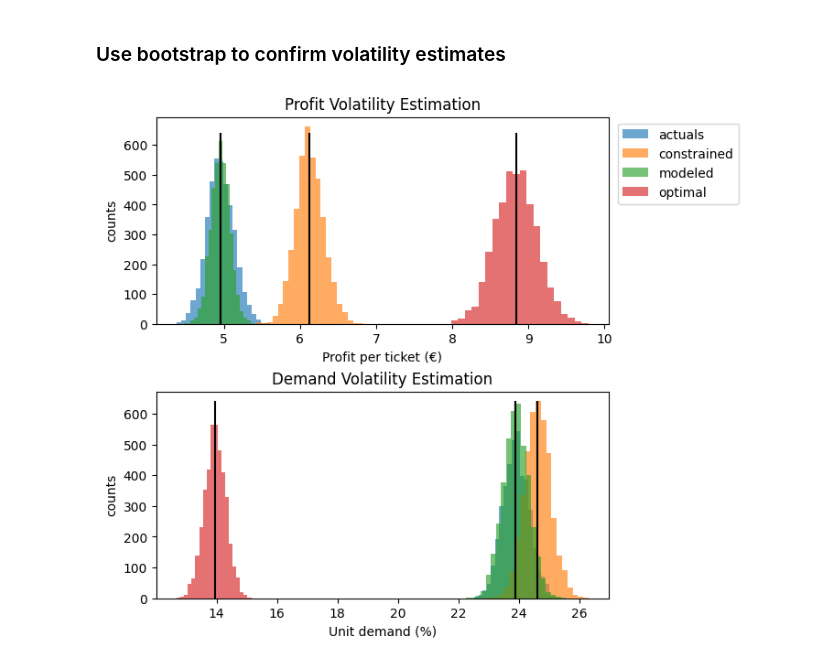
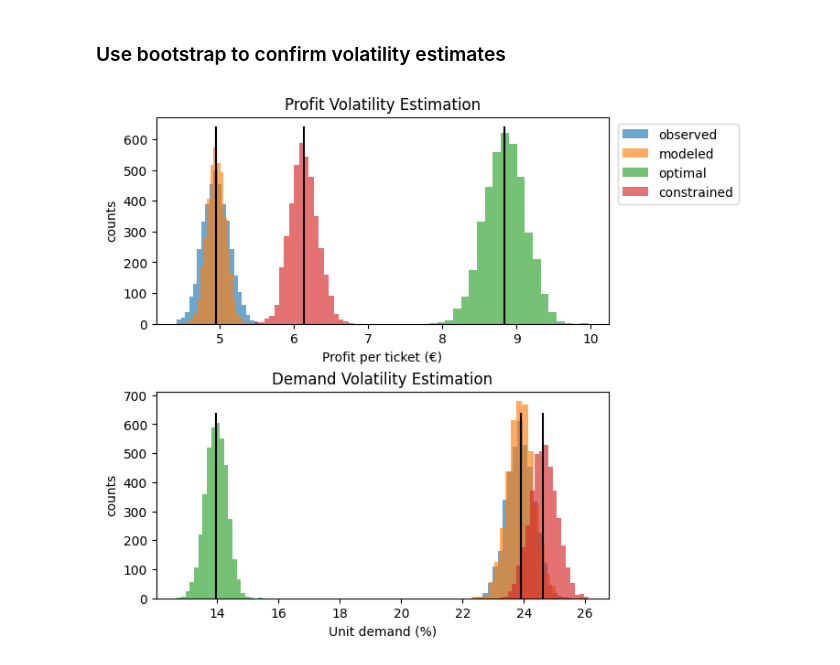
Before and after one commit to amonras/optimal-pricing, a Jupyter notebook: Optimal_Pricing.ipynb, the cells around one changed output. Cells and saved outputs as stored; diff of their text form; code cells hidden in the pictures.

Commit message:
add images for constrained strategy

```diff
--- a/Optimal_Pricing.ipynb
+++ b/Optimal_Pricing.ipynb
@@ -135,7 +135,9 @@ def compute_extras(results):
         profit = profit,
         variance = variance
     ), axis=1).reorder_levels([1, 0], axis=1)
-    return pd.concat([results, df], axis=1)
+    df = pd.concat([results, df], axis=1)
+    df.columns.names = ['model', 'quantity']
+    return df
 
 def compute_summary(results):
     df = compute_extras(results).mean().unstack()
@@ -143,7 +145,7 @@ def compute_summary(results):
         .format("{:.2f}")\
         .format('{:.2f}€', subset=["profit", "price"])\
         .format("{:.2%}", subset=['demand'])
-    return styled
+    return styled.hide(names=True).hide(names=True, axis=1)
 
 dfi.export(compute_summary(results), "images/results_modeled.png", dpi=600)
 
@@ -489,9 +474,9 @@ total_descr
 ### Use bootstrap to confirm volatility estimates
 # %%
 N = 4000
-model = 'actuals'
+models = ['observed', 'modeled', 'optimal', 'constrained']
 
-def bootstrap_revenue(results):
+def bootstrap(results):
     demand = []
     prof = []
     for i in range(N):
@@ -503,46 +488,47 @@ def bootstrap_revenue(results):
     return pd.DataFrame({'profit': prof, 'demand': demand})
 
 
-prof = {}
+# Resample the datasets by boostratping
+df = rich_results.T.groupby(level=0).apply(lambda g: bootstrap(g.T.xs(g.name, level=0, axis=1))).reset_index(level='model')
 
-for model in rich_results.columns.get_level_values(level=0).unique():
-    prof[model] = bootstrap_revenue(results.xs(model, level=0, axis=1))
-
-df = pd.concat(prof, names=['model']).reset_index().drop(columns='level_1')
+# Generate histograms
 ymax = N / 1000 * 160
 fig, ax = plt.subplots(2, 1, figsize=[7, 6], layout='constrained')
 ax1, ax2 = ax
-for name, g in df.groupby('model'):
+
+grouped = df.groupby('model')
+for name in models:
+    g = grouped.get_group(name)
     plt1 = g['profit'].hist(
         bins=20,
         alpha=0.65,
         label=name,
         ax=ax1,
         grid=False
     )
     plt2 = (100 * g['demand']).hist(
         bins=20,
         alpha=0.65,
         label=name,
         ax=ax2,
         grid=False
     )
 
-    ax1.vlines(summary.loc['exp_revenue', name], ymin=0, ymax=ymax, colors='black')
+    ax1.vlines(summary.loc['profit', name], ymin=0, ymax=ymax, colors='black')
     ax2.vlines(100 * summary.loc['demand', name], ymin=0, ymax=ymax, colors='black')
 
 
 plt.grid(False)
 ax1.set_title("Profit Volatility Estimation")
 ax1.set_xlabel('Profit per ticket (€)')
 ax1.set_ylabel('counts')
 
 ax2.set_title("Demand Volatility Estimation")
 ax2.set_xlabel('Unit demand (%)')
 ax2.set_ylabel('counts')
 
 ax1.legend(loc='upper right', bbox_to_anchor=(1.3, 1))
 
-fig.savefig("images/revenue_histograms.png")
+fig.savefig("images/profit_demand_histograms.png")
 # %% [output]
-[figure, old version]
+[figure, new version]
```
Also changed, not shown: parts of 3 cells of this notebook, 5 other files.
